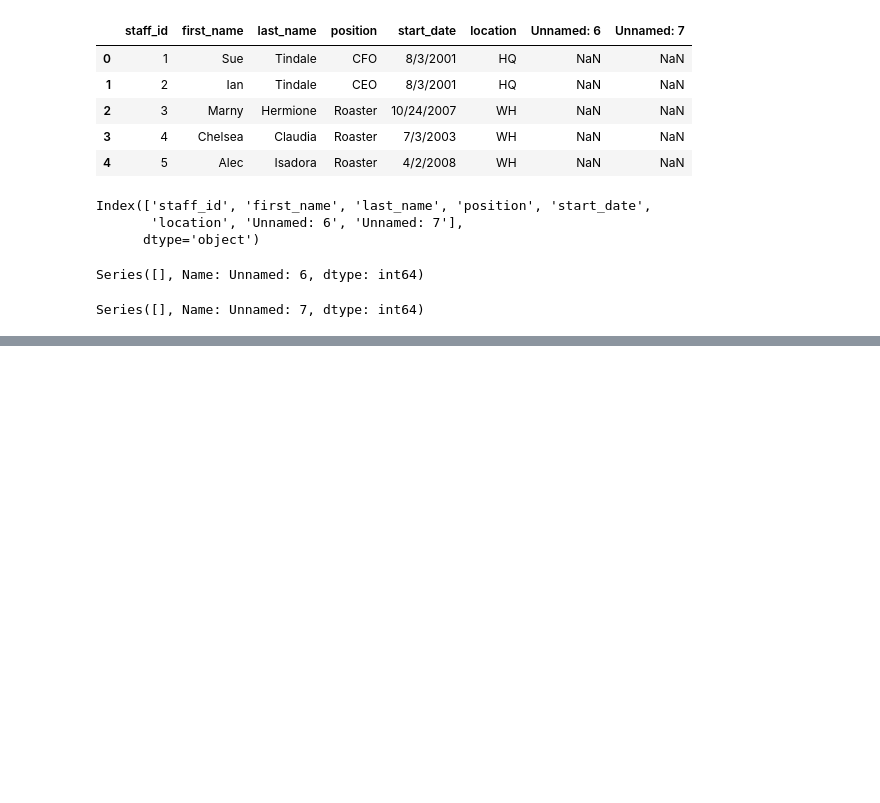
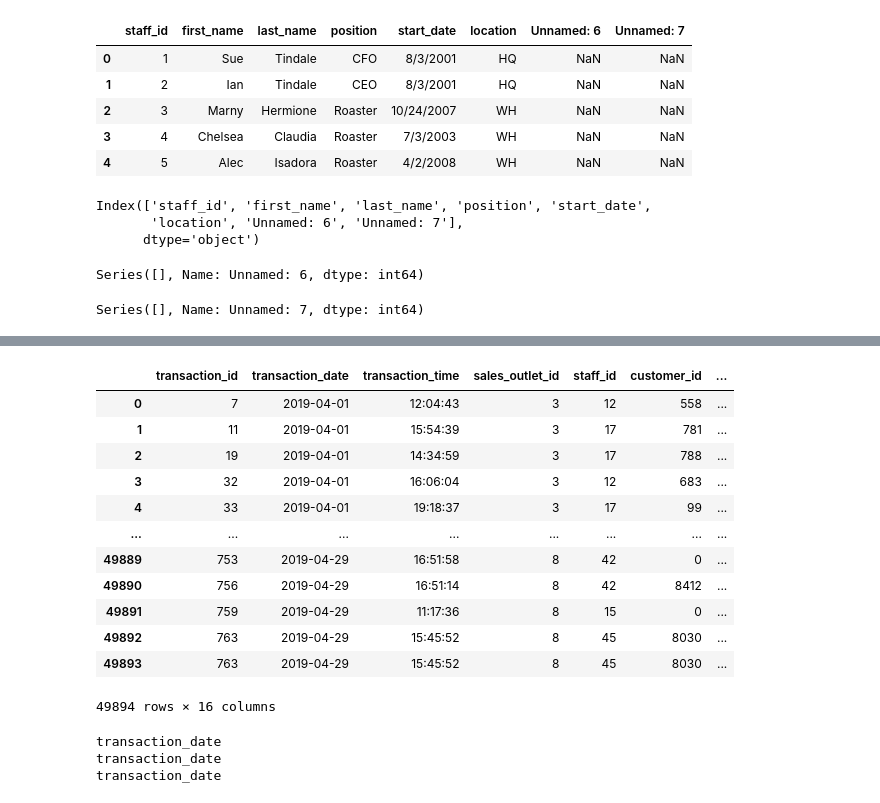
Before and after one commit to coffee-shop-analysis/coffee_project, a Jupyter notebook: acquire.ipynb, the cells around one changed output, grey strips where cells are left out. Saved outputs shown, nothing was run; the diff lists cells and outputs as text; code cells hidden in the pictures; blank space fills up the shorter version.

```diff
--- a/acquire.ipynb
+++ b/acquire.ipynb
@@ -342,0 +402,26 @@ Series([], Name: Unnamed: 7, dtype: int64)
+# %%
+sales['days_bw_visits'] = sales['transaction_date'] - sales['previous_visit']
+# %%
+sales
+# %% [output]
+|  | transaction_id | transaction_date | transaction_time | sales_outlet_id | staff_id | customer_id | ... |
+| 0 | 7 | 2019-04-01 | 12:04:43 | 3 | 12 | 558 | ... |
+| 1 | 11 | 2019-04-01 | 15:54:39 | 3 | 17 | 781 | ... |
+| 2 | 19 | 2019-04-01 | 14:34:59 | 3 | 17 | 788 | ... |
+| 3 | 32 | 2019-04-01 | 16:06:04 | 3 | 12 | 683 | ... |
+| 4 | 33 | 2019-04-01 | 19:18:37 | 3 | 17 | 99 | ... |
+| ... | ... | ... | ... | ... | ... | ... | ... |
+| 49889 | 753 | 2019-04-29 | 16:51:58 | 8 | 42 | 0 | ... |
+| 49890 | 756 | 2019-04-29 | 16:51:14 | 8 | 42 | 8412 | ... |
+| 49891 | 759 | 2019-04-29 | 11:17:36 | 8 | 15 | 0 | ... |
+| 49892 | 763 | 2019-04-29 | 15:45:52 | 8 | 45 | 8030 | ... |
+| 49893 | 763 | 2019-04-29 | 15:45:52 | 8 | 45 | 8030 | ... |
+49894 rows × 16 columns
+# %%
+diff_list = []
+for customer_id in sorted_sales:
+    print(customer)
+# %% [output]
+transaction_date
+transaction_date
+transaction_date
```
Also changed, not shown: parts of 6 cells of this notebook.
